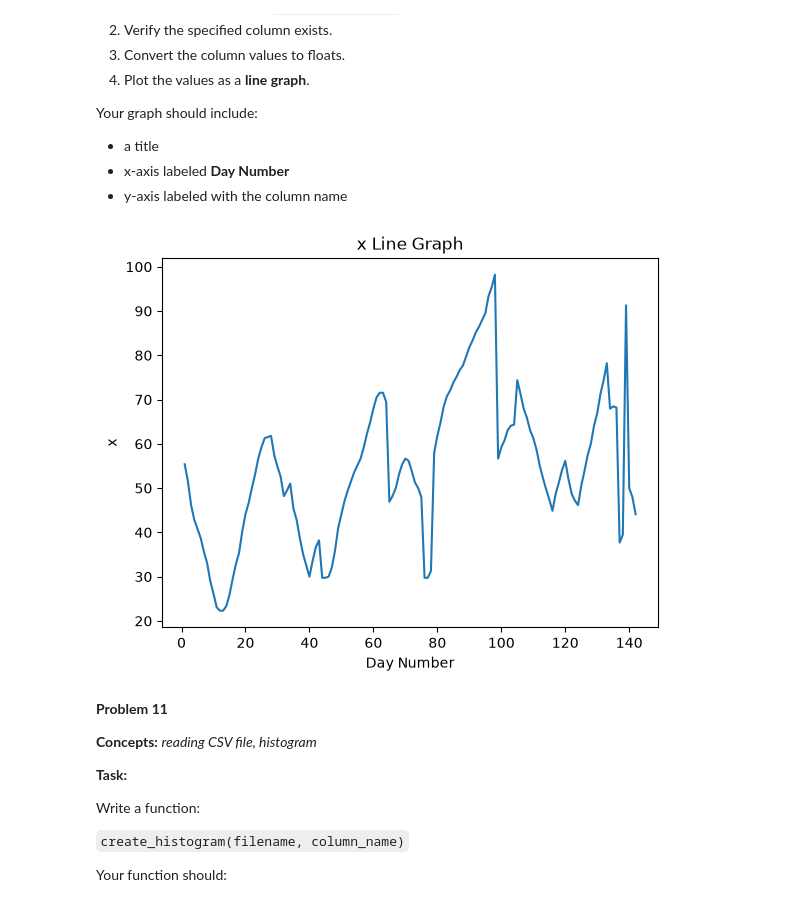
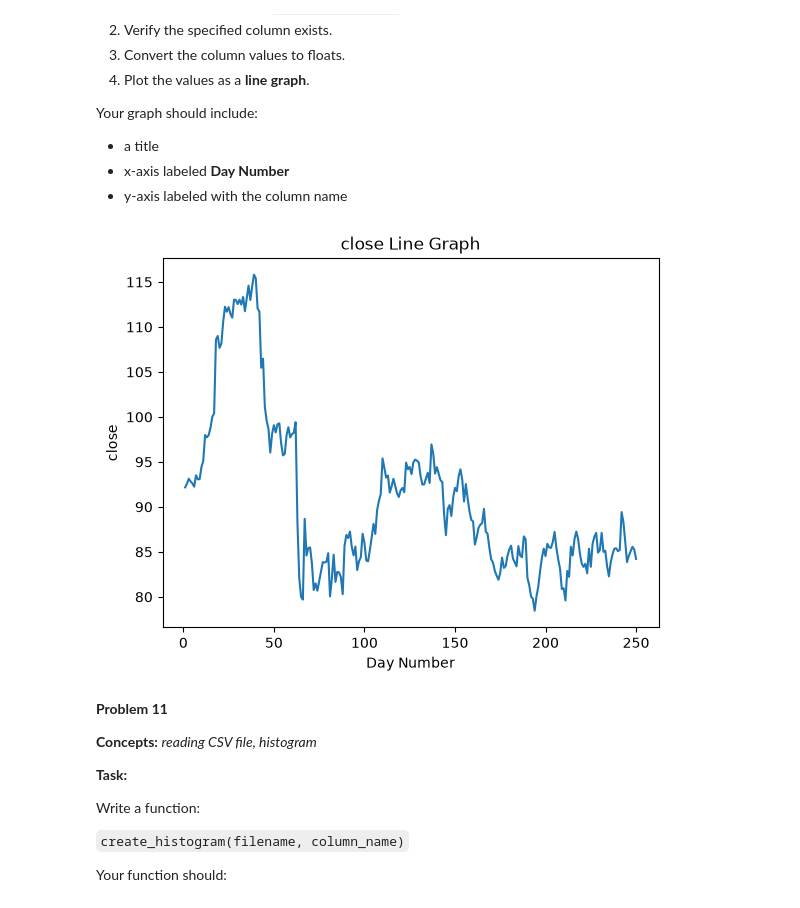
Before and after one commit to jbenigeriBU/dx602-homework-09, a Jupyter notebook: homework.ipynb, the cells around one changed output. Cells and saved outputs as stored; diff of their text form; code cells hidden in the pictures.

```diff
--- a/homework.ipynb
+++ b/homework.ipynb
@@ -547,32 +547,32 @@ Your graph should include:
 # %%
 #Your Solution
 def create_line_graph(filename, column_name):
     """Create a line graph from a CSV column."""
     # Read CSV file
     data = read_csv_to_dict(filename)
 
     # Check column exists
     if column_name not in data:
         print("Column not found")
         return
 
     # Convert to floats
     values = np.array(data[column_name], dtype=float)
 
     # Create day numbers
     days = np.arange(1, len(values) + 1)
 
     # Plot line graph
     plt.plot(days, values)
 
     # Add labels
     plt.title(column_name + ' Line Graph')
     plt.xlabel('Day Number')
     plt.ylabel(column_name)
     plt.show()
-create_line_graph('p9_data.csv', 'x')
+create_line_graph('SBUX.csv', 'close')
 # %% [output]
-[figure, old version]
+[figure, new version]
 # %% [markdown]
 **Problem 11**
 
```
Also changed, not shown: parts of 3 cells of this notebook.
